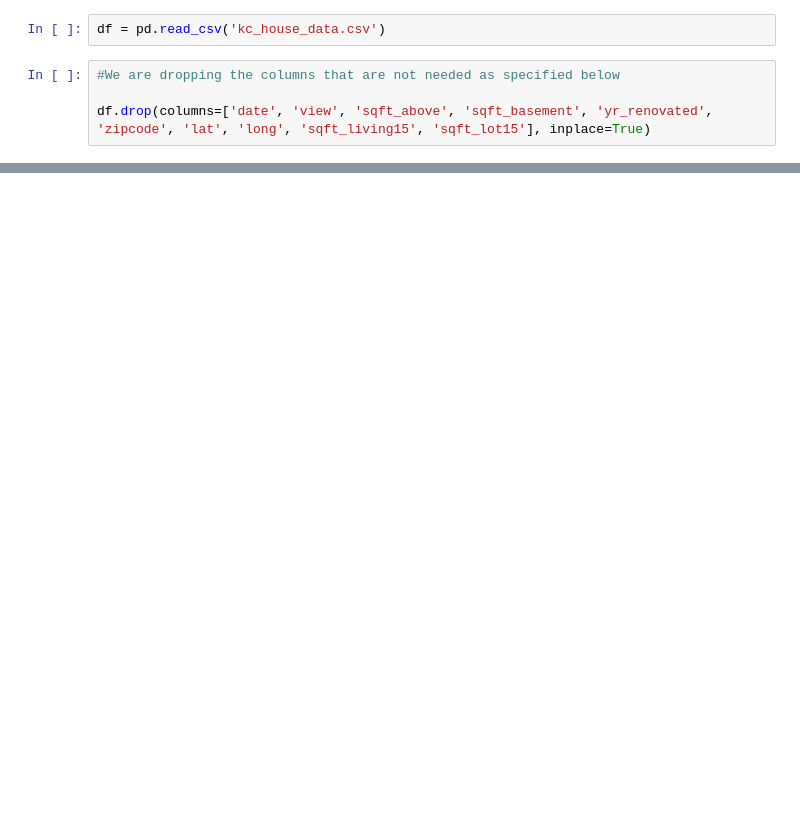
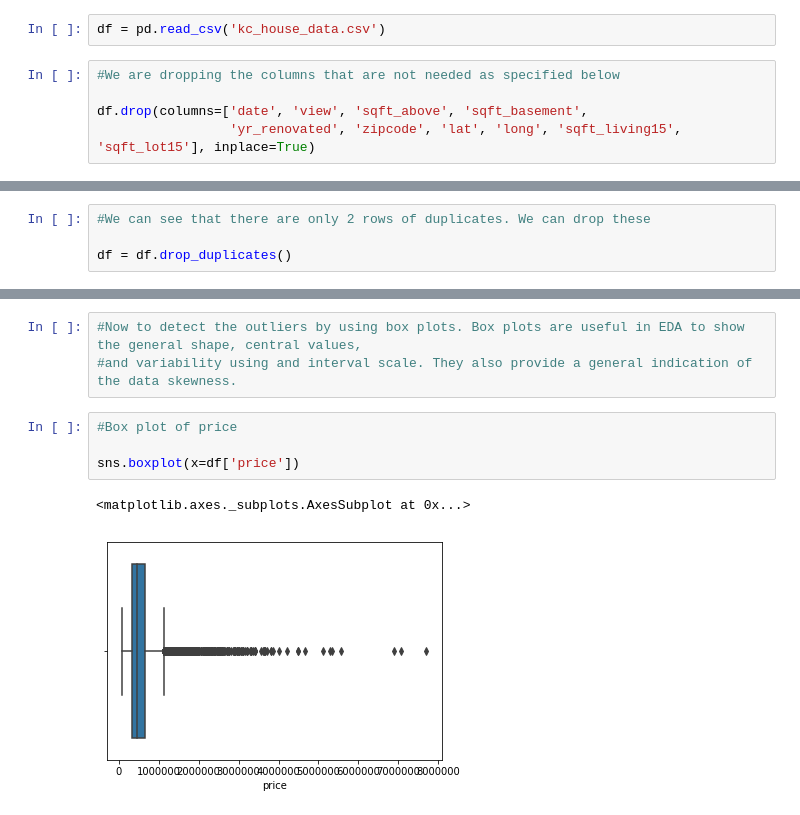
Before and after one commit to ArmanHasAPython/dsc-mod-2-project-v2-1, a Jupyter notebook: index.ipynb, the cells around one changed output, grey strips where cells are left out. Cells and saved outputs as stored; diff of their text form; blank space fills up the shorter version.

Commit message:
visualisations

```diff
--- a/index.ipynb
+++ b/index.ipynb
@@ -13,4 +19,5 @@ df = pd.read_csv('kc_house_data.csv')
 # %%
 #We are dropping the columns that are not needed as specified below
 
-df.drop(columns=['date', 'view', 'sqft_above', 'sqft_basement', 'yr_renovated', 'zipcode', 'lat', 'long', 'sqft_living15', 'sqft_lot15'], inplace=True)
+df.drop(columns=['date', 'view', 'sqft_above', 'sqft_basement',
+                 'yr_renovated', 'zipcode', 'lat', 'long', 'sqft_living15', 'sqft_lot15'], inplace=True)
@@ -125,0 +120,4 @@ df
+# %%
+#We can see that there are only 2 rows of duplicates. We can drop these
+
+df = df.drop_duplicates()
@@ -125,0 +185,10 @@ df
+# %%
+#Now to detect the outliers by using box plots. Box plots are useful in EDA to show the general shape, central values,
+#and variability using and interval scale. They also provide a general indication of the data skewness.
+# %%
+#Box plot of price
+
+sns.boxplot(x=df['price'])
+# %% [output]
+<matplotlib.axes._subplots.AxesSubplot at 0x...>
+[figure, added]
```
Also changed, not shown: parts of 42 cells of this notebook.
